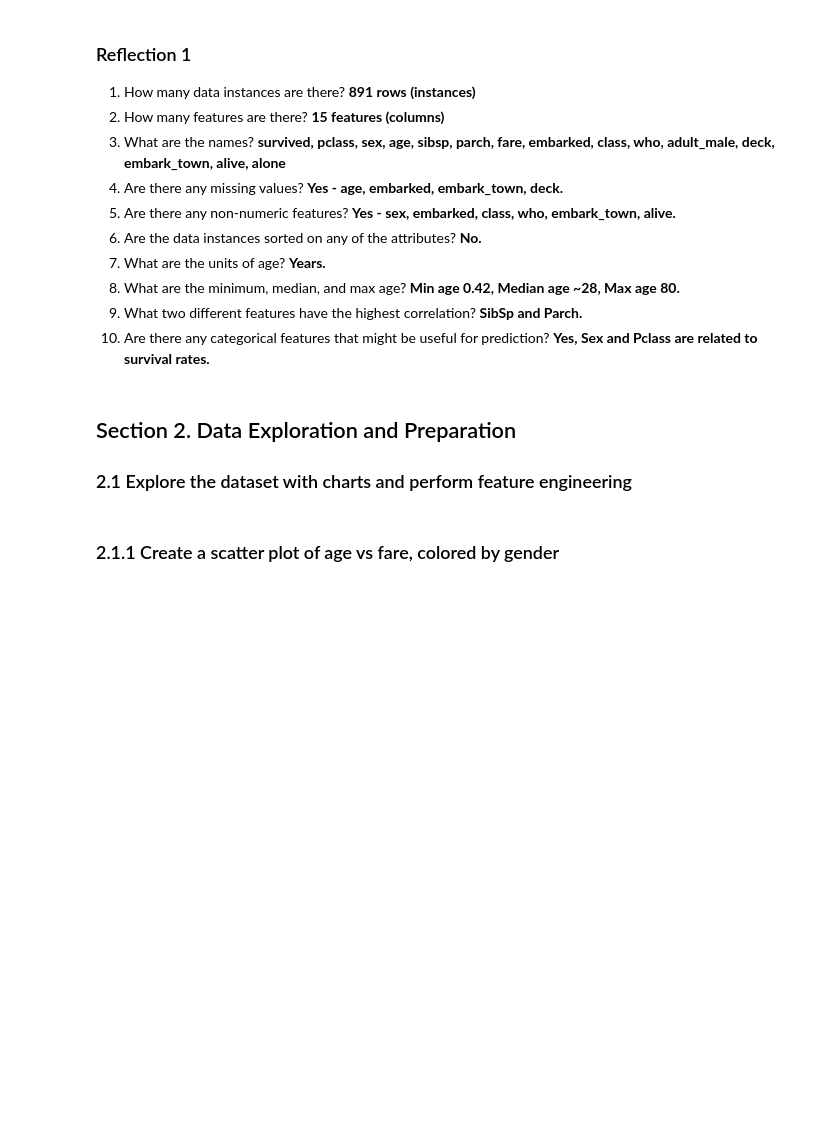
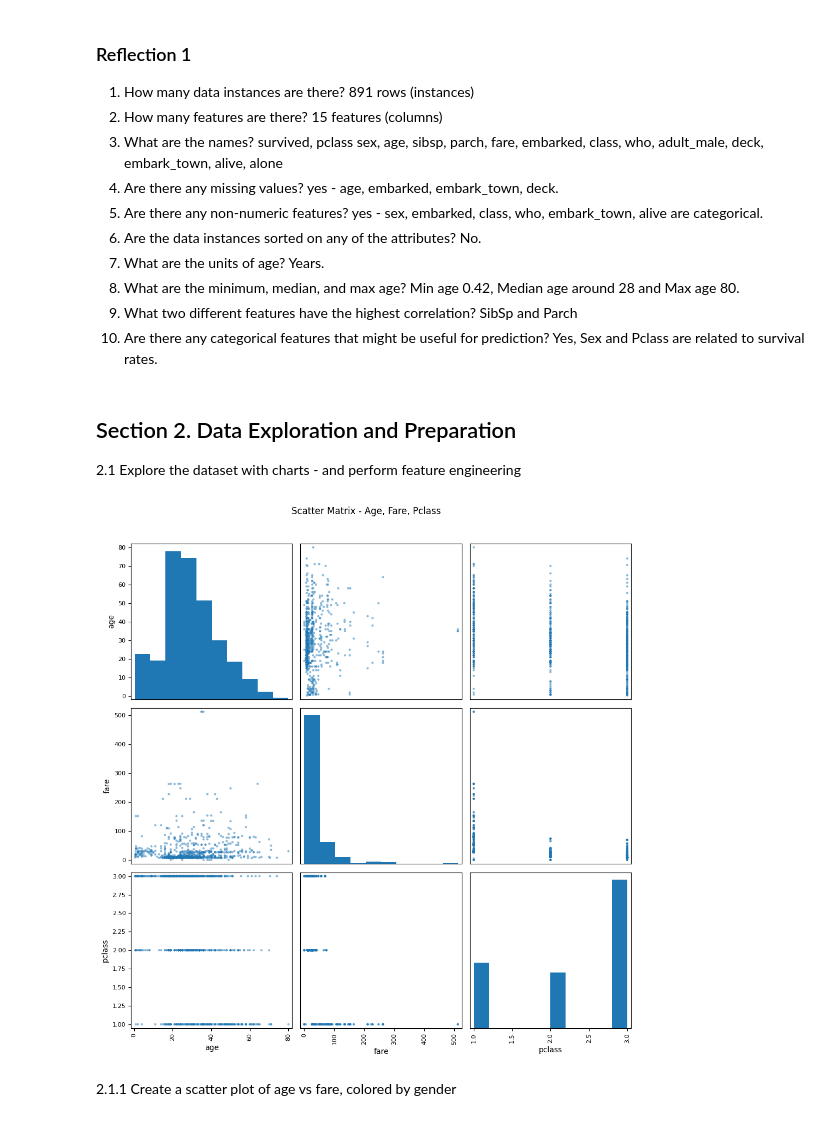
Before and after one commit to k363m611/applied-ml-k363m611, a Jupyter notebook: lab02/ml02_katie.ipynb, the cells around one changed output. Drawn from its saved outputs; the diff is of its cells as text; code cells hidden in the pictures; blank space fills up the shorter version.

```diff
--- a/lab02/ml02_katie.ipynb
+++ b/lab02/ml02_katie.ipynb
@@ -43,29 +75,32 @@ print(titanic.corr(numeric_only=True))
 # %% [markdown]
 ### Reflection 1
-1. How many data instances are there? **891 rows (instances)**
-2. How many features are there? **15 features (columns)**
-3. What are the names? **survived, pclass, sex, age, sibsp, parch, fare, embarked, class, who, adult_male, deck, embark_town, alive, alone**
-4. Are there any missing values? **Yes - age, embarked, embark_town, deck.**
-5. Are there any non-numeric features? **Yes - sex, embarked, class, who, embark_town, alive.**
-6. Are the data instances sorted on any of the attributes? **No.**
-7. What are the units of age? **Years.**
-8. What are the minimum, median, and max age? **Min age 0.42, Median age ~28, Max age 80.**
-9. What two different features have the highest correlation? **SibSp and Parch.**
-10. Are there any categorical features that might be useful for prediction? **Yes, Sex and Pclass are related to survival rates.**
+1. How many data instances are there? 891 rows (instances)
+2. How many features are there? 15 features (columns)
+3. What are the names? survived, pclass sex, age, sibsp, parch, fare, embarked, class, who, adult_male, deck, embark_town, alive, alone
+4. Are there any missing values? yes - age, embarked, embark_town, deck.
+5. Are there any non-numeric features? yes - sex, embarked, class, who, embark_town, alive are categorical.
+6. Are the data instances sorted on any of the attributes? No.
+7. What are the units of age? Years.
+8. What are the minimum, median, and max age? Min age 0.42, Median age around 28 and Max age 80.
+9. What two different features have the highest correlation? SibSp and Parch
+10. Are there any categorical features that might be useful for prediction? Yes, Sex and Pclass are related to survival rates.
 # %% [markdown]
 ## Section 2. Data Exploration and Preparation
-### 2.1 Explore the dataset with charts and perform feature engineering
+2.1 Explore the dataset with charts - and perform feature engineering
 # %%
 # Section 2.1: Explore Data Patterns and Distributions - Scatter Matrix
 
 # Select only numeric features
 attributes = ['age', 'fare', 'pclass']
 
 # Create the scatter matrix
 scatter_matrix(titanic[attributes], figsize=(10, 10), diagonal='hist')
 
 # Show the plot
 plt.suptitle("Scatter Matrix - Age, Fare, Pclass", y=1.02)
+plt.tight_layout()
 plt.show()
+# %% [output]
+[figure, added]
 # %% [markdown]
-### 2.1.1 Create a scatter plot of age vs fare, colored by gender
+2.1.1 Create a scatter plot of age vs fare, colored by gender
```
Also changed, not shown: parts of 22 cells of this notebook.
